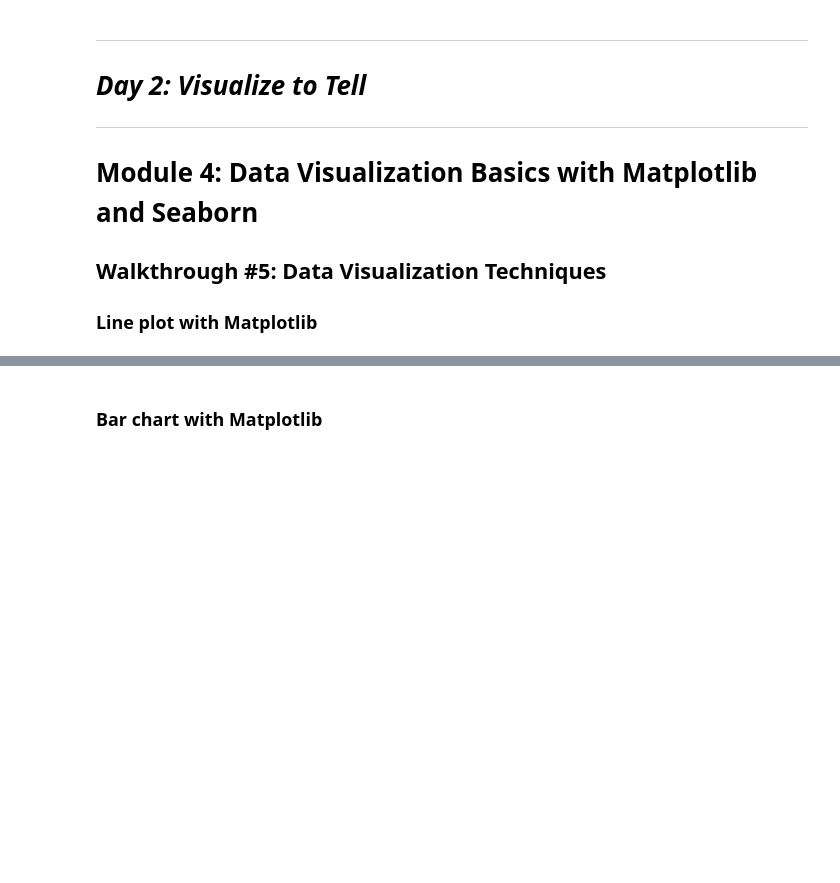
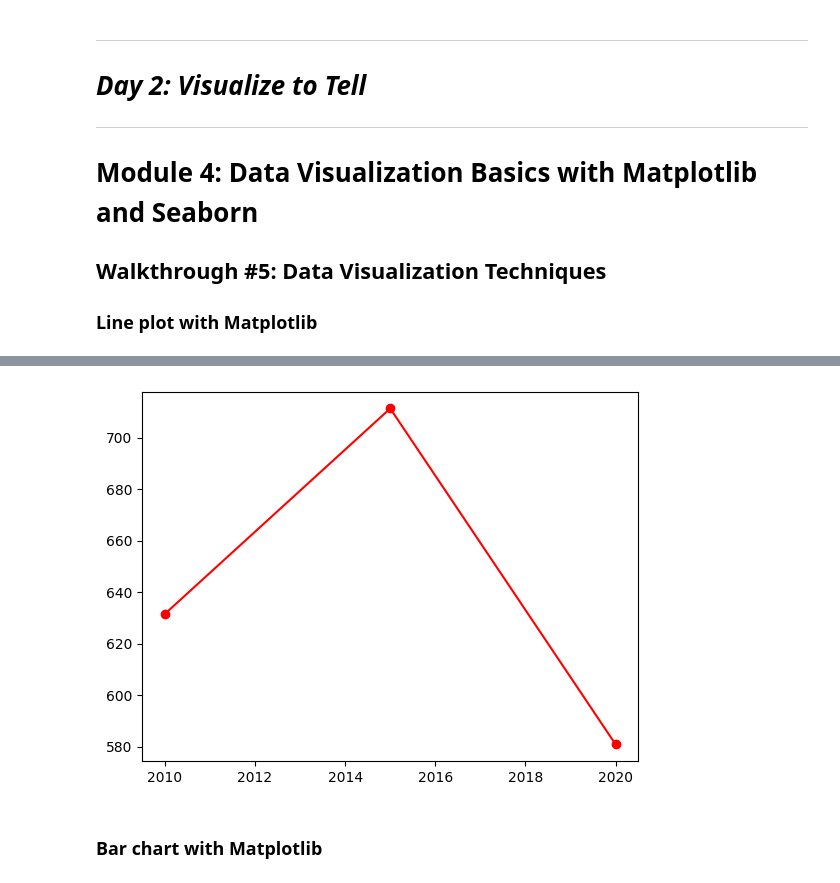
Before and after one commit to ismayc/oreilly-genai-powered-data-analysis-with-python, a Jupyter notebook: exercises-2025_09.ipynb, the cells around one changed output, grey strips where cells are left out. Saved outputs shown, nothing was run; the diff lists cells and outputs as text; code cells hidden in the pictures; blank space fills up the shorter version.

```diff
--- a/exercises-2025_09.ipynb
+++ b/exercises-2025_09.ipynb
@@ -575,8 +591,14 @@ populations['fertility_rate'].fillna(0)
 # %%
 # Filter data for a specific country
-
+afg_data = economies[ economies.code == 'AFG' ]
+afg_data
 
 # Line plot of gdp_percapita over the years
+plt.plot(afg_data.year, afg_data.gdp_percapita,
+        marker='o', linestyle='-', color='red')
+plt.show()
+# %% [output]
+[figure, added]
 # %% [markdown]
 ### Bar chart with Matplotlib
 # %%
```
Also changed, not shown: parts of 7 cells of this notebook, 6 other files.
